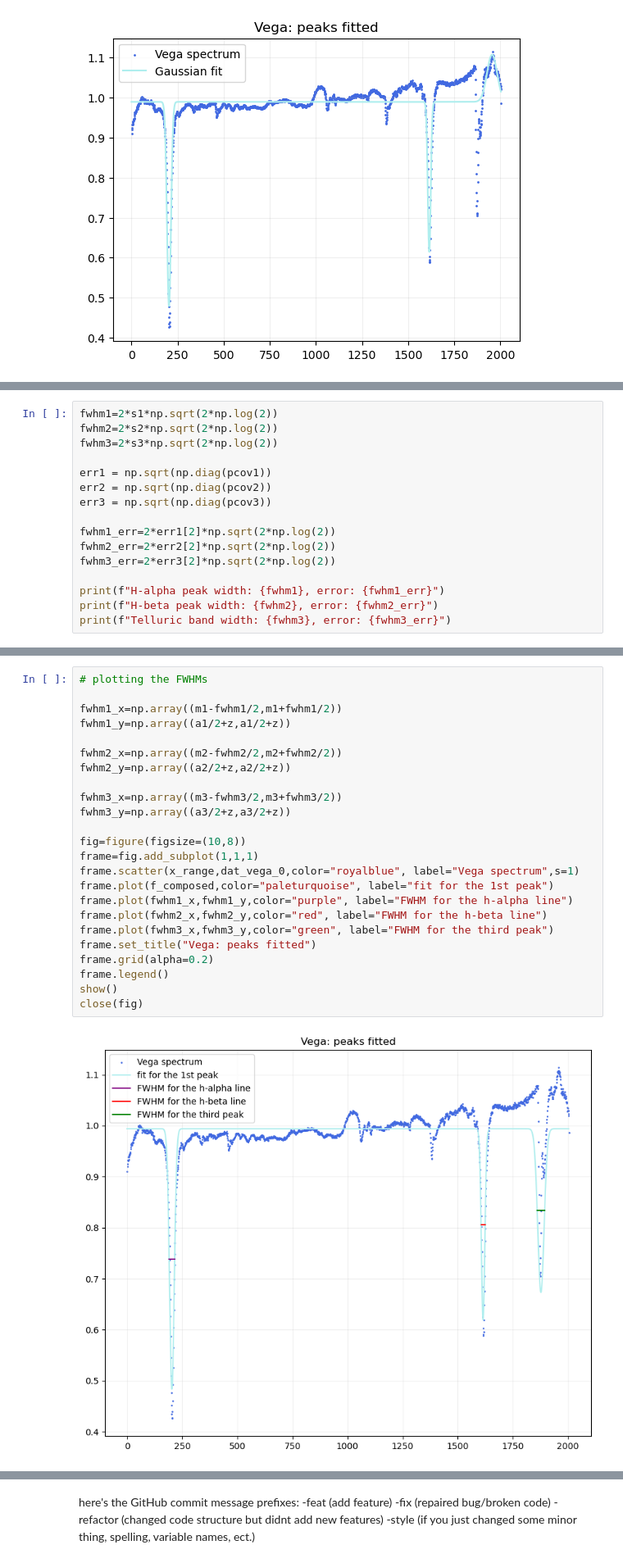
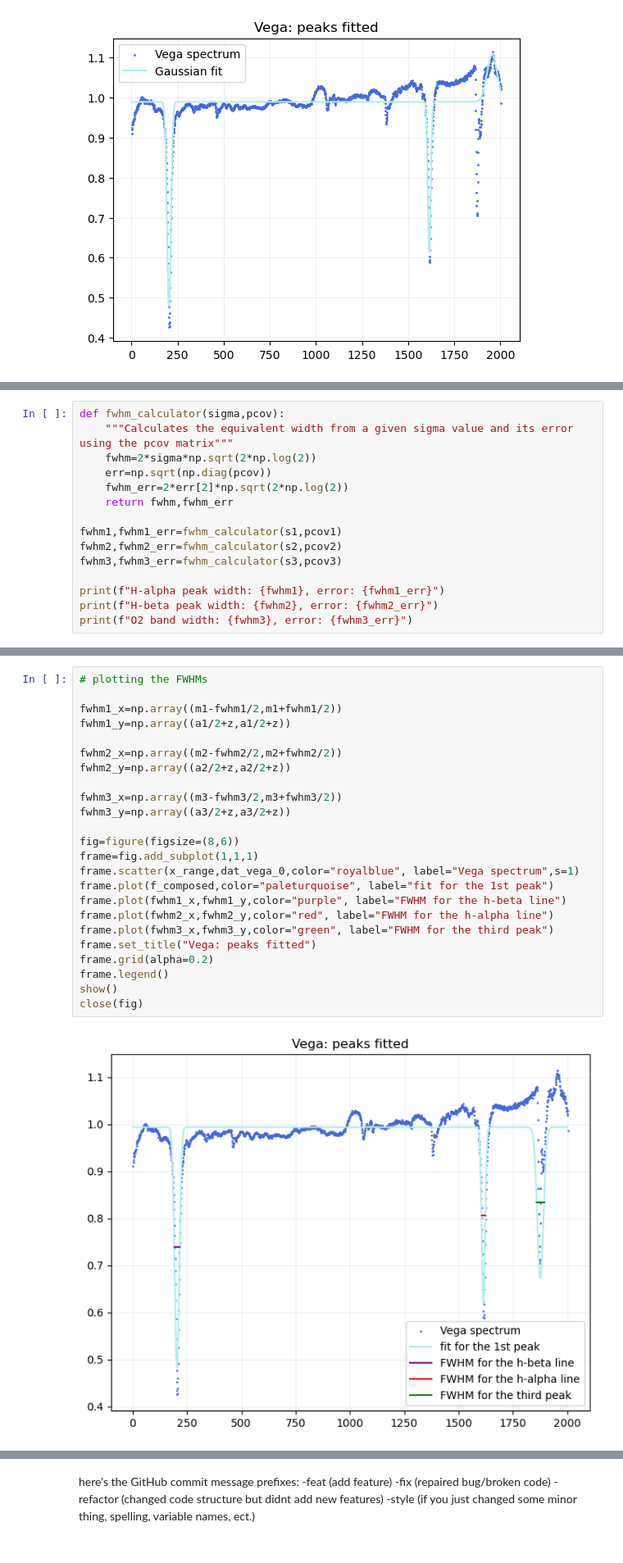
Before and after one commit to Timobrenn/G99-Spectroscopy, a Jupyter notebook: FWHM-vega.ipynb, the cells around one changed output, grey strips where cells are left out. Shown: that part at 82% size. Cells and saved outputs as stored; diff of their text form.

```diff
--- a/FWHM-vega.ipynb
+++ b/FWHM-vega.ipynb
@@ -224,21 +224,20 @@ close(fig)
 # %% [output]
 [figure]
 # %%
-fwhm1=2*s1*np.sqrt(2*np.log(2))
-fwhm2=2*s2*np.sqrt(2*np.log(2))
-fwhm3=2*s3*np.sqrt(2*np.log(2))
+def fwhm_calculator(sigma,pcov):
+    """Calculates the equivalent width from a given sigma value and its error using the pcov matrix"""
+    fwhm=2*sigma*np.sqrt(2*np.log(2))
+    err=np.sqrt(np.diag(pcov))
+    fwhm_err=2*err[2]*np.sqrt(2*np.log(2))
+    return fwhm,fwhm_err
 
-err1 = np.sqrt(np.diag(pcov1))
-err2 = np.sqrt(np.diag(pcov2))
-err3 = np.sqrt(np.diag(pcov3))
-
-fwhm1_err=2*err1[2]*np.sqrt(2*np.log(2))
-fwhm2_err=2*err2[2]*np.sqrt(2*np.log(2))
-fwhm3_err=2*err3[2]*np.sqrt(2*np.log(2))
+fwhm1,fwhm1_err=fwhm_calculator(s1,pcov1)
+fwhm2,fwhm2_err=fwhm_calculator(s2,pcov2)
+fwhm3,fwhm3_err=fwhm_calculator(s3,pcov3)
 
 print(f"H-alpha peak width: {fwhm1}, error: {fwhm1_err}")
 print(f"H-beta peak width: {fwhm2}, error: {fwhm2_err}")
-print(f"Telluric band width: {fwhm3}, error: {fwhm3_err}")
+print(f"O2 band width: {fwhm3}, error: {fwhm3_err}")
 # %% [output]
 H-alpha peak width: 25.364407887995966, error: 0.767719837133825
 H-beta peak width: 18.64498476912358, error: 1.1485840316682896
@@ -246,26 +245,26 @@ Telluric band width: 34.12452985096749, error: 10.434713925349884
 # %%
 # plotting the FWHMs
 
 fwhm1_x=np.array((m1-fwhm1/2,m1+fwhm1/2))
 fwhm1_y=np.array((a1/2+z,a1/2+z))
 
 fwhm2_x=np.array((m2-fwhm2/2,m2+fwhm2/2))
 fwhm2_y=np.array((a2/2+z,a2/2+z))
 
 fwhm3_x=np.array((m3-fwhm3/2,m3+fwhm3/2))
 fwhm3_y=np.array((a3/2+z,a3/2+z))
 
-fig=figure(figsize=(10,8))
+fig=figure(figsize=(8,6))
 frame=fig.add_subplot(1,1,1)
 frame.scatter(x_range,dat_vega_0,color="royalblue", label="Vega spectrum",s=1)
 frame.plot(f_composed,color="paleturquoise", label="fit for the 1st peak")
-frame.plot(fwhm1_x,fwhm1_y,color="purple", label="FWHM for the h-alpha line")
-frame.plot(fwhm2_x,fwhm2_y,color="red", label="FWHM for the h-beta line")
+frame.plot(fwhm1_x,fwhm1_y,color="purple", label="FWHM for the h-beta line")
+frame.plot(fwhm2_x,fwhm2_y,color="red", label="FWHM for the h-alpha line")
 frame.plot(fwhm3_x,fwhm3_y,color="green", label="FWHM for the third peak")
 frame.set_title("Vega: peaks fitted")
 frame.grid(alpha=0.2)
 frame.legend()
 show()
 close(fig)
 # %% [output]
-[figure, old version]
+[figure, new version]
```
Also changed, not shown: parts of 8 cells of this notebook, 1 other file.
